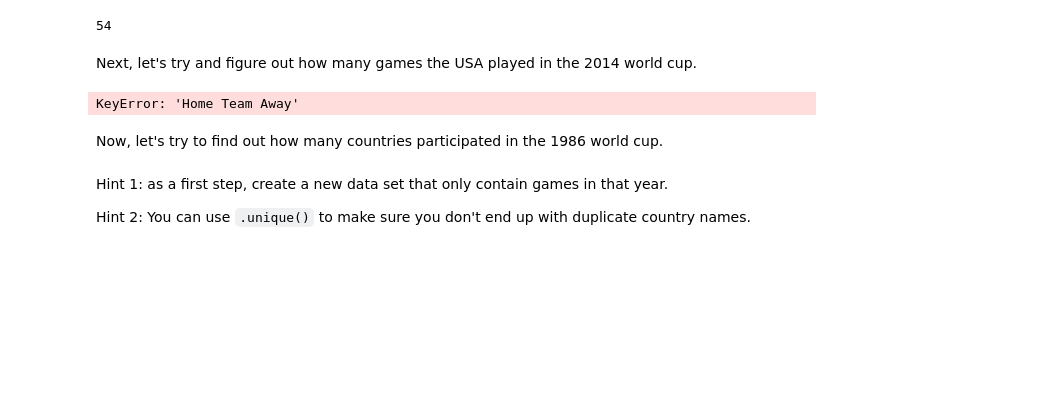
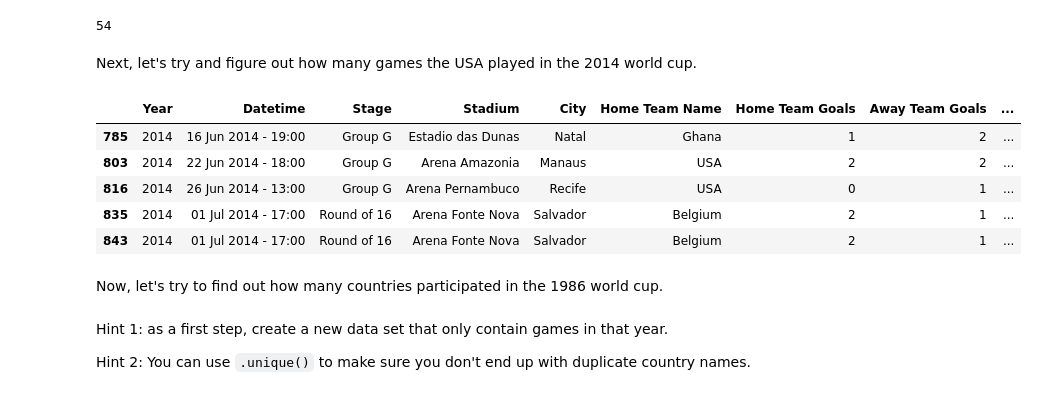
Before and after one commit to augustinechang1/dsc-1-03-09-accessing-data-within-pandas-lab-nyc-career-ds-102218, a Jupyter notebook: index.ipynb, the cells around one changed output. Drawn from its saved outputs; the diff is of its cells as text; code cells hidden in the pictures; blank space fills up the shorter version.

```diff
--- a/index.ipynb
+++ b/index.ipynb
@@ -156,9 +156,14 @@ c
 # %% [markdown]
 Next, let's try and figure out how many games the USA played in the 2014 world cup.
 # %%
-world[(world.Year==2014) & ((world['Home Team Name'] == 'USA') | (world['HAway ']== 'USA'))]
+world[(world.Year==2014) & ((world['Home Team Name'] == 'USA') | (world['Away Team Name']== 'USA'))]
 # %% [output]
-KeyError: 'Home Team Away'
+|  | Year | Datetime | Stage | Stadium | City | Home Team Name | Home Team Goals | Away Team Goals | ... |
+| 785 | 2014 | 16 Jun 2014 - 19:00 | Group G | Estadio das Dunas | Natal | Ghana | 1 | 2 | ... |
+| 803 | 2014 | 22 Jun 2014 - 18:00 | Group G | Arena Amazonia | Manaus | USA | 2 | 2 | ... |
+| 816 | 2014 | 26 Jun 2014 - 13:00 | Group G | Arena Pernambuco | Recife | USA | 0 | 1 | ... |
+| 835 | 2014 | 01 Jul 2014 - 17:00 | Round of 16 | Arena Fonte Nova | Salvador | Belgium | 2 | 1 | ... |
+| 843 | 2014 | 01 Jul 2014 - 17:00 | Round of 16 | Arena Fonte Nova | Salvador | Belgium | 2 | 1 | ... |
 # %% [markdown]
 Now, let's try to find out how many countries participated in the 1986 world cup.
 # %% [markdown]
```
